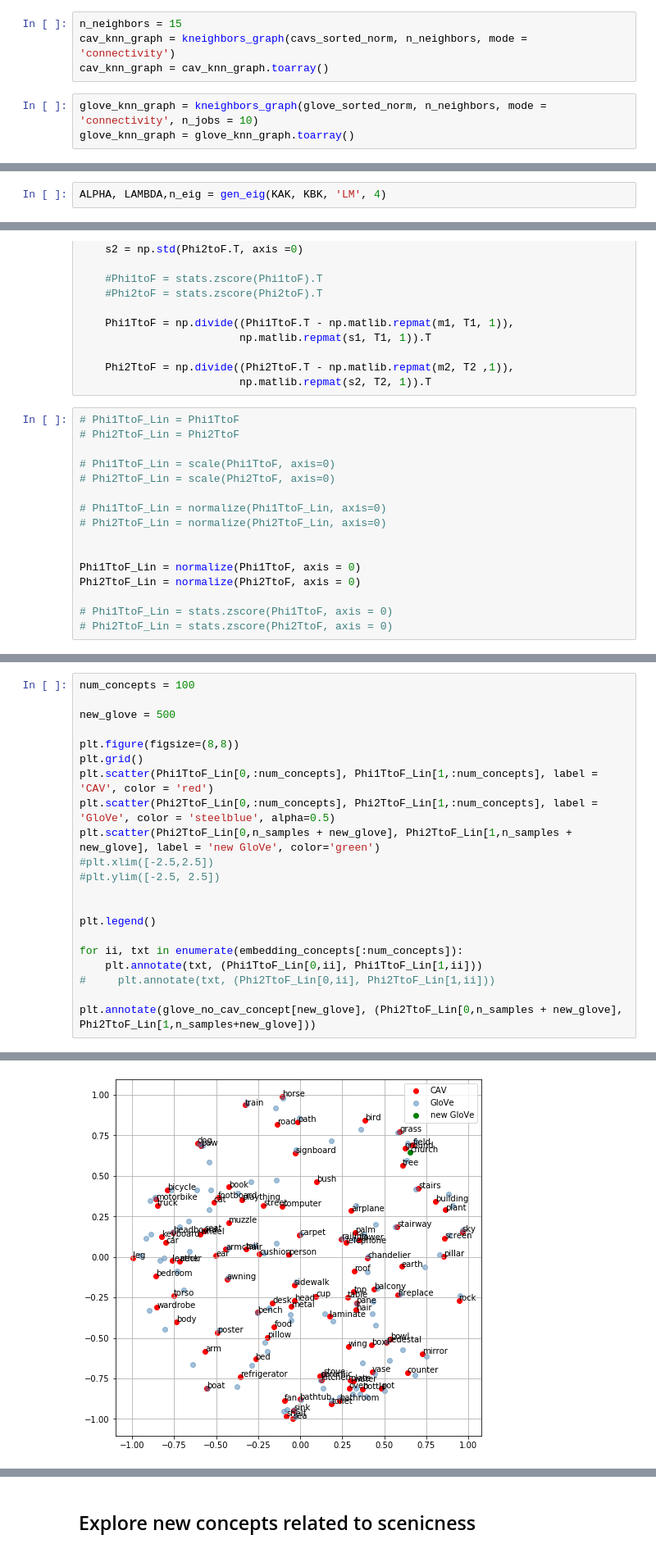
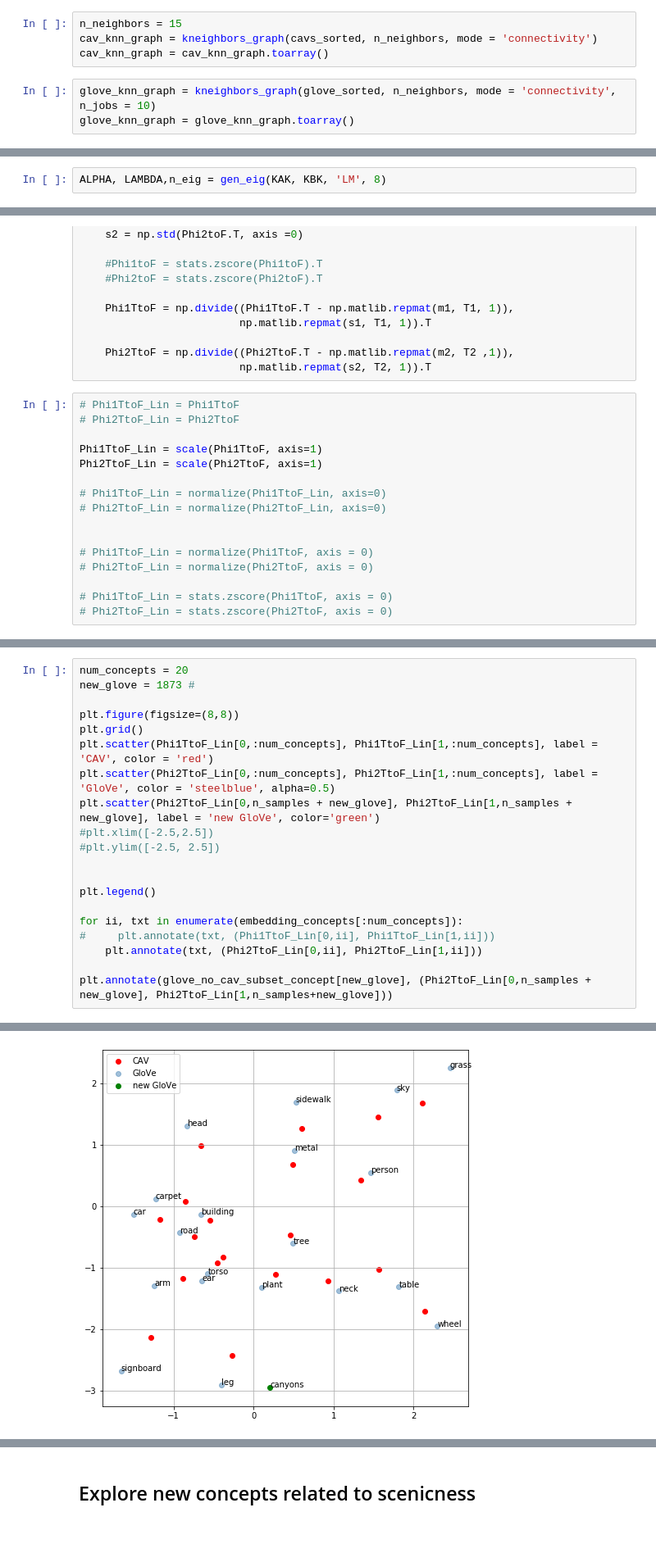
Before and after one commit to Pimmmm/Thesis-Scripts, a Jupyter notebook: p3_word_embedding.ipynb, the cells around one changed output, grey strips where cells are left out. Shown at 82% size. Drawn from its saved outputs; the diff is of its cells as text.

```diff
--- a/p3_word_embedding.ipynb
+++ b/p3_word_embedding.ipynb
@@ -248,10 +305,10 @@ LAMBDA = 0.5
 Compute the adjacency matrices for both the CAV and GloVe data
 # %%
 n_neighbors = 15
-cav_knn_graph = kneighbors_graph(cavs_sorted_norm, n_neighbors, mode = 'connectivity')
+cav_knn_graph = kneighbors_graph(cavs_sorted, n_neighbors, mode = 'connectivity')
 cav_knn_graph = cav_knn_graph.toarray()
 # %%
-glove_knn_graph = kneighbors_graph(glove_sorted_norm, n_neighbors, mode = 'connectivity', n_jobs = 10)
+glove_knn_graph = kneighbors_graph(glove_sorted, n_neighbors, mode = 'connectivity', n_jobs = 10)
 glove_knn_graph = glove_knn_graph.toarray()
 # %%
 W = linalg.block_diag(cav_knn_graph, glove_knn_graph)
@@ -363,7 +421,7 @@ KBK = np.matmul(KB, K)
 # %% [markdown]
 Solve the generalized eigenvalue decomposition
 # %%
-ALPHA, LAMBDA,n_eig = gen_eig(KAK, KBK, 'LM', 4)
+ALPHA, LAMBDA,n_eig = gen_eig(KAK, KBK, 'LM', 8)
 # %% [markdown]
 Sort the eigenvalues and vectors
 # %%
@@ -470,15 +532,15 @@ for Nf in range(nVectLin):
 # Phi1TtoF_Lin = Phi1TtoF
 # Phi2TtoF_Lin = Phi2TtoF
 
-# Phi1TtoF_Lin = scale(Phi1TtoF, axis=0)
-# Phi2TtoF_Lin = scale(Phi2TtoF, axis=0)
+Phi1TtoF_Lin = scale(Phi1TtoF, axis=1)
+Phi2TtoF_Lin = scale(Phi2TtoF, axis=1)
 
 # Phi1TtoF_Lin = normalize(Phi1TtoF_Lin, axis=0)
 # Phi2TtoF_Lin = normalize(Phi2TtoF_Lin, axis=0)
 
 
-Phi1TtoF_Lin = normalize(Phi1TtoF, axis = 0)
-Phi2TtoF_Lin = normalize(Phi2TtoF, axis = 0)
+# Phi1TtoF_Lin = normalize(Phi1TtoF, axis = 0)
+# Phi2TtoF_Lin = normalize(Phi2TtoF, axis = 0)
 
 # Phi1TtoF_Lin = stats.zscore(Phi1TtoF, axis = 0)
 # Phi2TtoF_Lin = stats.zscore(Phi2TtoF, axis = 0)
@@ -485,7 +555,6 @@ Phi2TtoF_Lin = normalize(Phi2TtoF, axis = 0)
 # %%
-num_concepts = 100
-
-new_glove = 500
+num_concepts = 20
+new_glove = 1873 #
 
 plt.figure(figsize=(8,8))
 plt.grid()
@@ -499,8 +568,8 @@ plt.scatter(Phi2TtoF_Lin[0,n_samples + new_glove], Phi2TtoF_Lin[1,n_samples + ne
 plt.legend()
 
 for ii, txt in enumerate(embedding_concepts[:num_concepts]):
-    plt.annotate(txt, (Phi1TtoF_Lin[0,ii], Phi1TtoF_Lin[1,ii]))
-#     plt.annotate(txt, (Phi2TtoF_Lin[0,ii], Phi2TtoF_Lin[1,ii]))
+#     plt.annotate(txt, (Phi1TtoF_Lin[0,ii], Phi1TtoF_Lin[1,ii]))
+    plt.annotate(txt, (Phi2TtoF_Lin[0,ii], Phi2TtoF_Lin[1,ii]))
 
-plt.annotate(glove_no_cav_concept[new_glove], (Phi2TtoF_Lin[0,n_samples + new_glove], Phi2TtoF_Lin[1,n_samples+new_glove]))
+plt.annotate(glove_no_cav_subset_concept[new_glove], (Phi2TtoF_Lin[0,n_samples + new_glove], Phi2TtoF_Lin[1,n_samples+new_glove]))
 # %% [output]
@@ -508 +577 @@ Text(0.6549995054372064, 0.6451679736252596, 'church')
-[figure, old version]
+[figure, new version]
```
Also changed, not shown: parts of 83 cells of this notebook, 1 other file.
